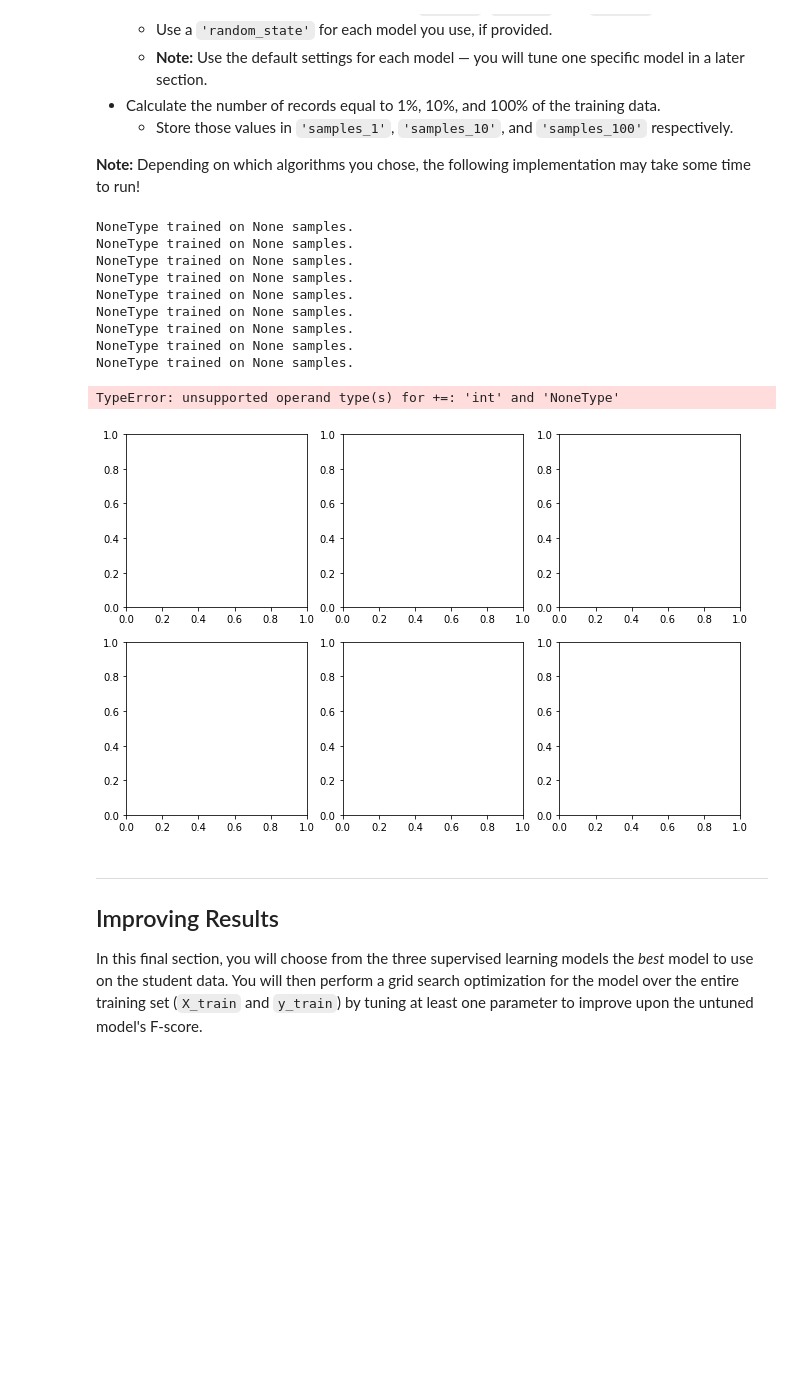
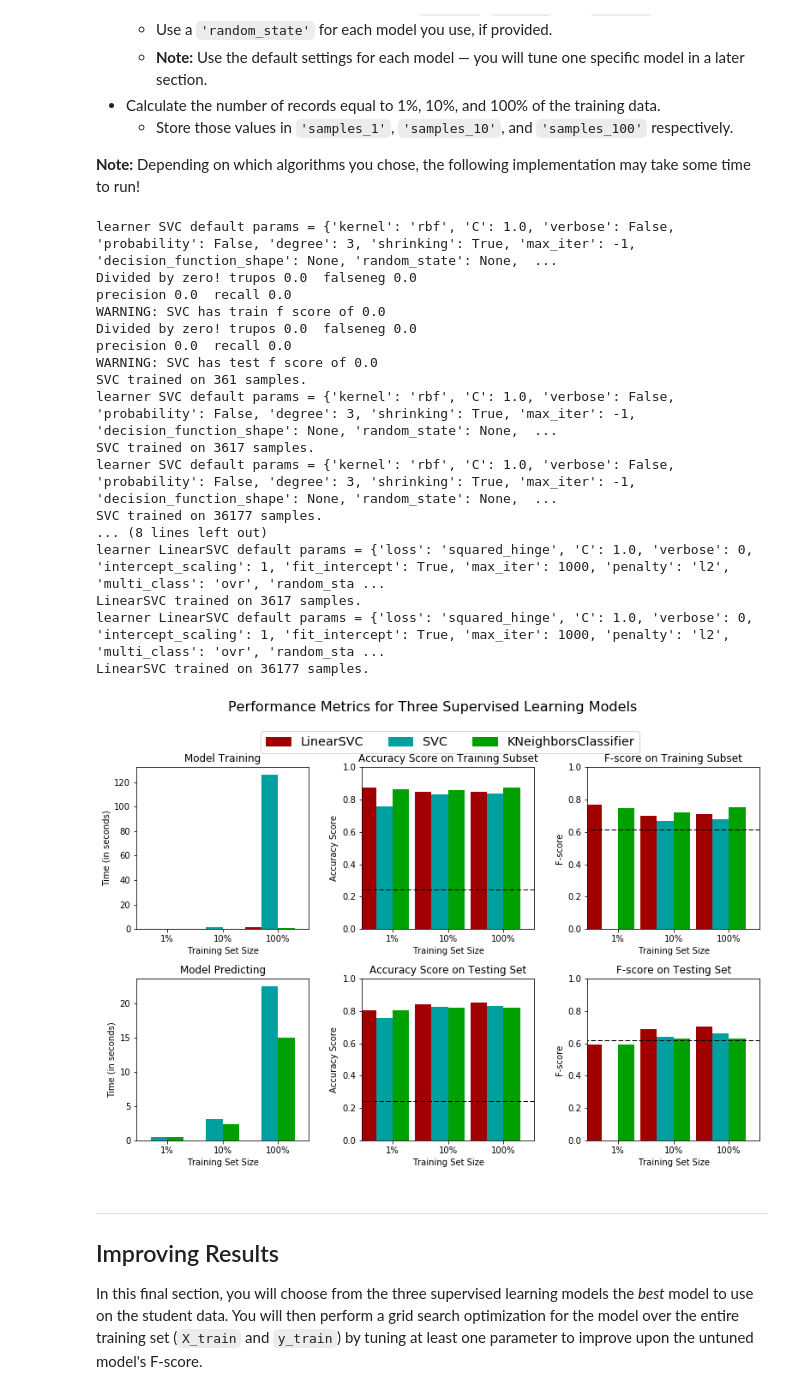
Before and after one commit to crypdick/predict-donors-California-census, a Jupyter notebook: finding_donors.ipynb, the cells around one changed output. Saved outputs shown, nothing was run; the diff lists cells and outputs as text; code cells hidden in the pictures; blank space fills up the shorter version.

```diff
--- a/finding_donors.ipynb
+++ b/finding_donors.ipynb
@@ -342,7 +398,7 @@ In the code block below, you will need to implement the following:
    - Make sure that you set the `beta` parameter!
 # %%
 # TODO: Import two metrics from sklearn - fbeta_score and accuracy_score
-from sklearn import fbeta_score, accuracy_score
+from sklearn.metrics import fbeta_score, accuracy_score
 
 def train_predict(learner, sample_size, X_train, y_train, X_test, y_test):
     '''
@@ -359,33 +415,39 @@ def train_predict(learner, sample_size, X_train, y_train, X_test, y_test):
 
     # TODO: Fit the learner to the training data using slicing with 'sample_size'
     start = time() # Get start time
-    learner = None
+    learner = learner.fit(X_train[:sample_size], y_train[:sample_size])
     end = time() # Get end time
 
+    print "learner {} default params = {}".format(learner.__class__.__name__, learner.get_params())
+
     # TODO: Calculate the training time
-    results['train_time'] = None
+    results['train_time'] = end-start
 
     # TODO: Get the predictions on the test set,
     #       then get predictions on the first 300 training samples
     start = time() # Get start time
-    predictions_test = None
-    predictions_train = None
+    predictions_test = learner.predict(X_test)
+    predictions_train = learner.predict(X_train[:300])
     end = time() # Get end time
 
     # TODO: Calculate the total prediction time
-    results['pred_time'] = None
+    results['pred_time'] = end-start
 
     # TODO: Compute accuracy on the first 300 training samples
-    results['acc_train'] = None
+    results['acc_train'] = learner.score(X_train[:300], y_train[:300])
 
     # TODO: Compute accuracy on test set
-    results['acc_test'] = None
+    results['acc_test'] = learner.score(X_test, y_test)
 
     # TODO: Compute F-score on the the first 300 training samples
-    results['f_train'] = None
+    results['f_train'] = fscorer(predictions_train[:300], y_train[:300])
+    if results['f_train'] < 1e-4:
+        print "WARNING: {} has train f score of {}".format(learner.__class__.__name__, results['f_train'])
 
     # TODO: Compute F-score on the test set
-    results['f_test'] = None
+    results['f_test'] = fscorer(predictions_test, y_test)
+    if results['f_train'] < 1e-4:
+        print "WARNING: {} has test f score of {}".format(learner.__class__.__name__, results['f_test'])
 
     # Success
     print "{} trained on {} samples.".format(learner.__class__.__name__, sample_size)
@@ -405,40 +467,52 @@ In the code cell, you will need to implement the following:
 **Note:** Depending on which algorithms you chose, the following implementation may take some time to run!
 # %%
 # TODO: Import the three supervised learning models from sklearn
+from sklearn import svm, tree
+from sklearn.neighbors import KNeighborsClassifier
 
 # TODO: Initialize the three models
-clf_A = None
-clf_B = None
-clf_C = None
+#clf_A = tree.DecisionTreeClassifier()
+clf_A = svm.SVC()
+clf_B = KNeighborsClassifier(n_jobs=-1)
+clf_C = svm.LinearSVC()
 
 # TODO: Calculate the number of samples for 1%, 10%, and 100% of the training data
-samples_1 = None
-samples_10 = None
-samples_100 = None
+samples_100 = float(len(X_train))
+samples_1 = int(samples_100*.01)
+samples_10 = int(samples_100*.1)
+samples_100 = int(samples_100)
+
 
 # Collect results on the learners
 results = {}
 for clf in [clf_A, clf_B, clf_C]:
     clf_name = clf.__class__.__name__
     results[clf_name] = {}
     for i, samples in enumerate([samples_1, samples_10, samples_100]):
         results[clf_name][i] = \
         train_predict(clf, samples, X_train, y_train, X_test, y_test)
 
 # Run metrics visualization for the three supervised learning models chosen
 vs.evaluate(results, accuracy, fscore)
 # %% [output]
-NoneType trained on None samples.
-NoneType trained on None samples.
-NoneType trained on None samples.
-NoneType trained on None samples.
-NoneType trained on None samples.
-NoneType trained on None samples.
-NoneType trained on None samples.
-NoneType trained on None samples.
-NoneType trained on None samples.
+learner SVC default params = {'kernel': 'rbf', 'C': 1.0, 'verbose': False, 'probability': False, 'degree': 3, 'shrinking': True, 'max_iter': -1, 'decision_function_shape': None, 'random_state': None,  ...
+Divided by zero! trupos 0.0  falseneg 0.0
+precision 0.0  recall 0.0
+WARNING: SVC has train f score of 0.0
+Divided by zero! trupos 0.0  falseneg 0.0
+precision 0.0  recall 0.0
+WARNING: SVC has test f score of 0.0
+SVC trained on 361 samples.
+learner SVC default params = {'kernel': 'rbf', 'C': 1.0, 'verbose': False, 'probability': False, 'degree': 3, 'shrinking': True, 'max_iter': -1, 'decision_function_shape': None, 'random_state': None,  ...
+SVC trained on 3617 samples.
+learner SVC default params = {'kernel': 'rbf', 'C': 1.0, 'verbose': False, 'probability': False, 'degree': 3, 'shrinking': True, 'max_iter': -1, 'decision_function_shape': None, 'random_state': None,  ...
+SVC trained on 36177 samples.
+... (8 lines left out)
+learner LinearSVC default params = {'loss': 'squared_hinge', 'C': 1.0, 'verbose': 0, 'intercept_scaling': 1, 'fit_intercept': True, 'max_iter': 1000, 'penalty': 'l2', 'multi_class': 'ovr', 'random_sta ...
+LinearSVC trained on 3617 samples.
+learner LinearSVC default params = {'loss': 'squared_hinge', 'C': 1.0, 'verbose': 0, 'intercept_scaling': 1, 'fit_intercept': True, 'max_iter': 1000, 'penalty': 'l2', 'multi_class': 'ovr', 'random_sta ...
+LinearSVC trained on 36177 samples.
-TypeError: unsupported operand type(s) for +=: 'int' and 'NoneType'
-[figure, old version]
+[figure, new version]
 # %% [markdown]
 ----
 ## Improving Results
```
Also changed, not shown: parts of 19 cells of this notebook.
